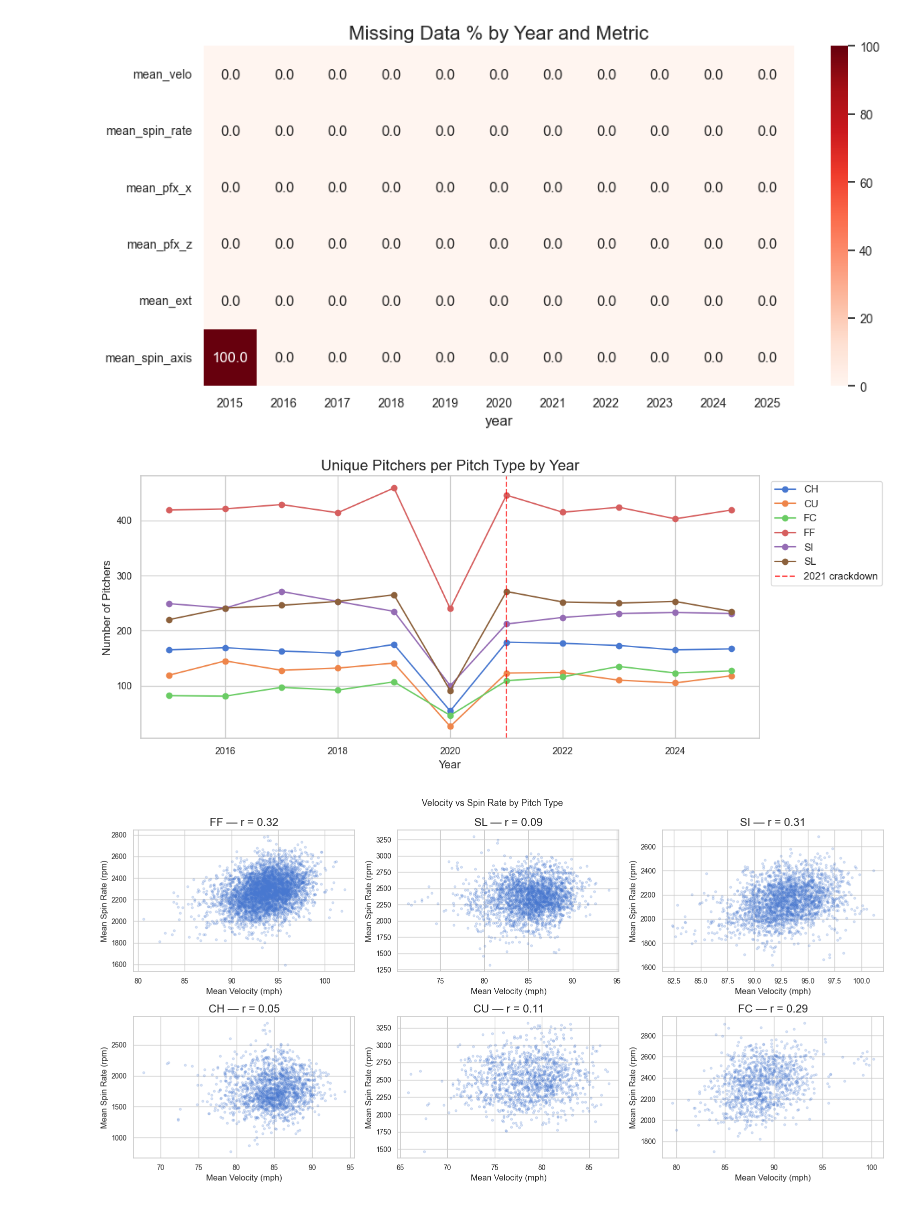
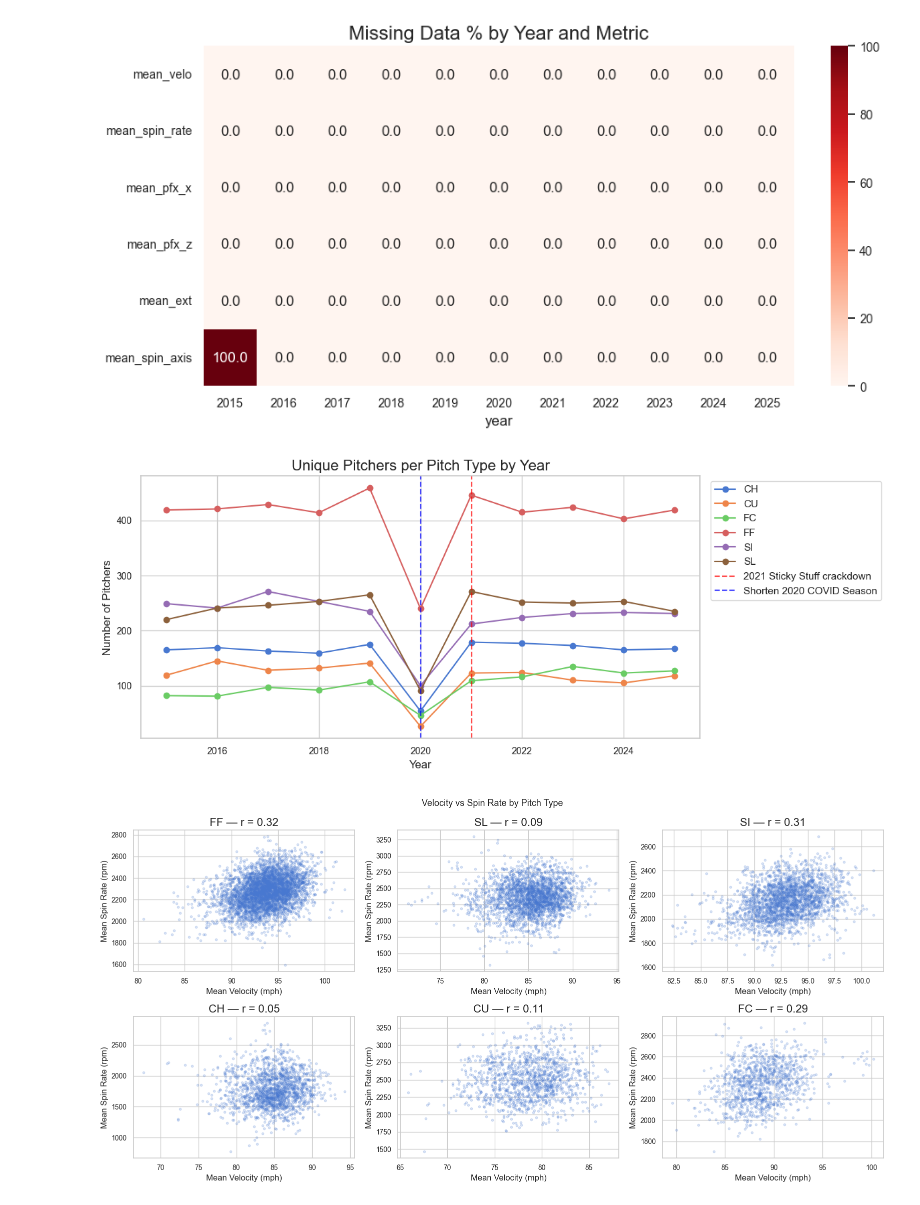
Before and after one commit to ethanwongca/mlb-pitch-aging, a Jupyter notebook: notebooks/EDA.ipynb, the cells around one changed output. Saved outputs shown, nothing was run; the diff lists cells and outputs as text; code cells hidden in the pictures.

```diff
--- a/notebooks/EDA.ipynb
+++ b/notebooks/EDA.ipynb
@@ -217,21 +241,22 @@ plt.show()
 # %%
 pivot = (
     df.groupby(["year", "pitch_type"])["pitcher"]
     .nunique()
     .unstack(fill_value=0)
 )
 
 plt.figure(figsize=(12, 5))
 pivot.plot(ax=plt.gca(), marker="o")
-plt.axvline(x=2021, color="red", linestyle="--", alpha=0.7, label="2021 crackdown")
+plt.axvline(x=2021, color="red", linestyle="--", alpha=0.7, label="2021 Sticky Stuff crackdown")
+plt.axvline(x=2020, color="blue", linestyle="--", alpha=0.7, label="Shorten 2020 COVID Season")
 plt.title("Unique Pitchers per Pitch Type by Year")
 plt.xlabel("Year")
 plt.ylabel("Number of Pitchers")
 plt.legend(bbox_to_anchor=(1.01, 1))
 plt.tight_layout()
 plt.show()
 # %% [output]
-[figure, old version]
+[figure, new version]
 # %%
 fig, axes = plt.subplots(2, 3, figsize=(16, 8))
 
```
Also changed, not shown: parts of 2 cells of this notebook.
